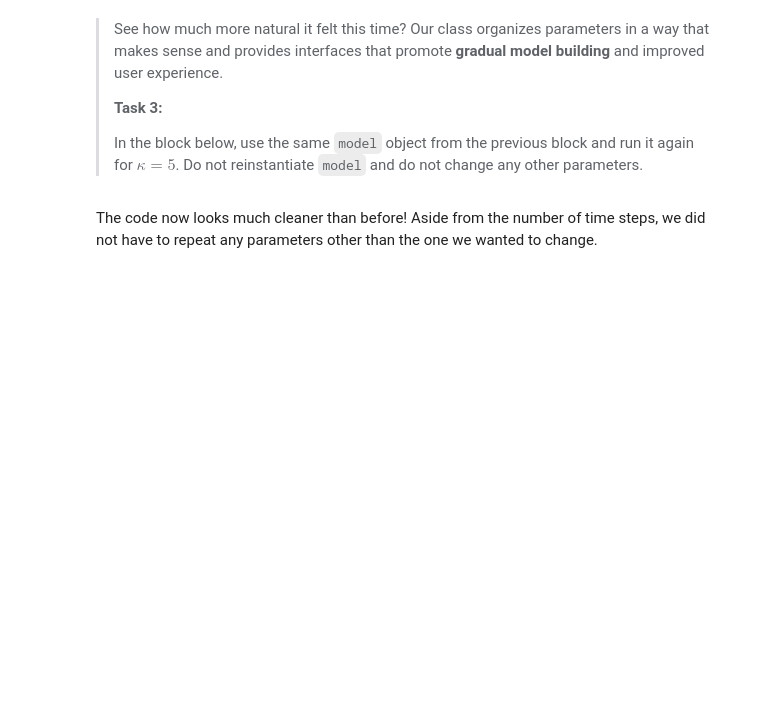
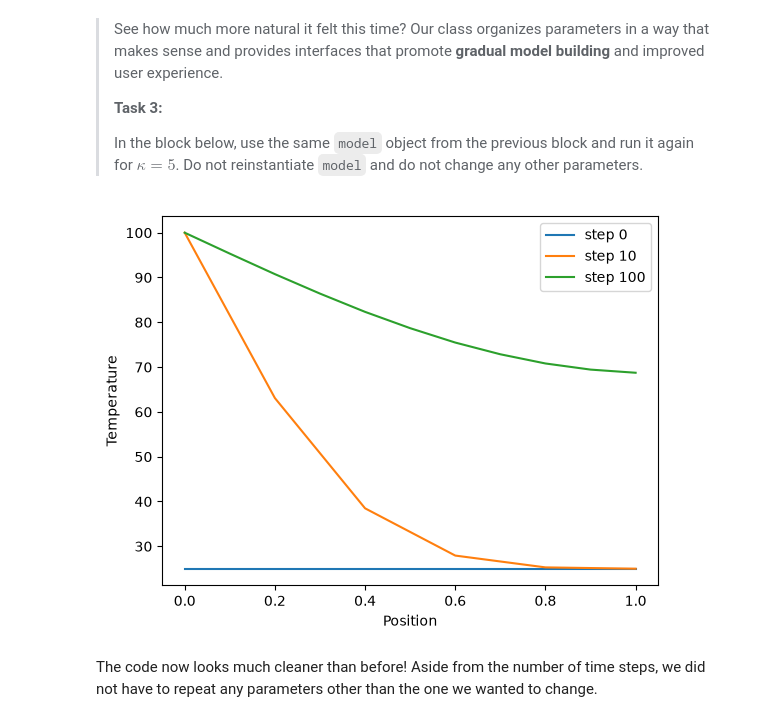
Before and after one commit to Jonathanvandeminkelis/PA2.1, a Jupyter notebook: 2_oop.ipynb, the cells around one changed output. Cells and saved outputs as stored; diff of their text form; code cells hidden in the pictures; blank space fills up the shorter version.

```diff
--- a/2_oop.ipynb
+++ b/2_oop.ipynb
@@ -103,3 +102,9 @@ model.set_bcs(# YOUR_CODE_LINE_HERE )
+# %%
+model.set_pde_params(5)
+model.solve(1000)
+model.plot_steps([0, 10, 100])
+# %% [output]
+[figure, added]
 # %% [markdown]
 The code now looks much cleaner than before! Aside from the number of time steps, we did not have to repeat any parameters other than the one we wanted to change.
 # %% [markdown]
```
Also changed, not shown: parts of 7 cells of this notebook.
